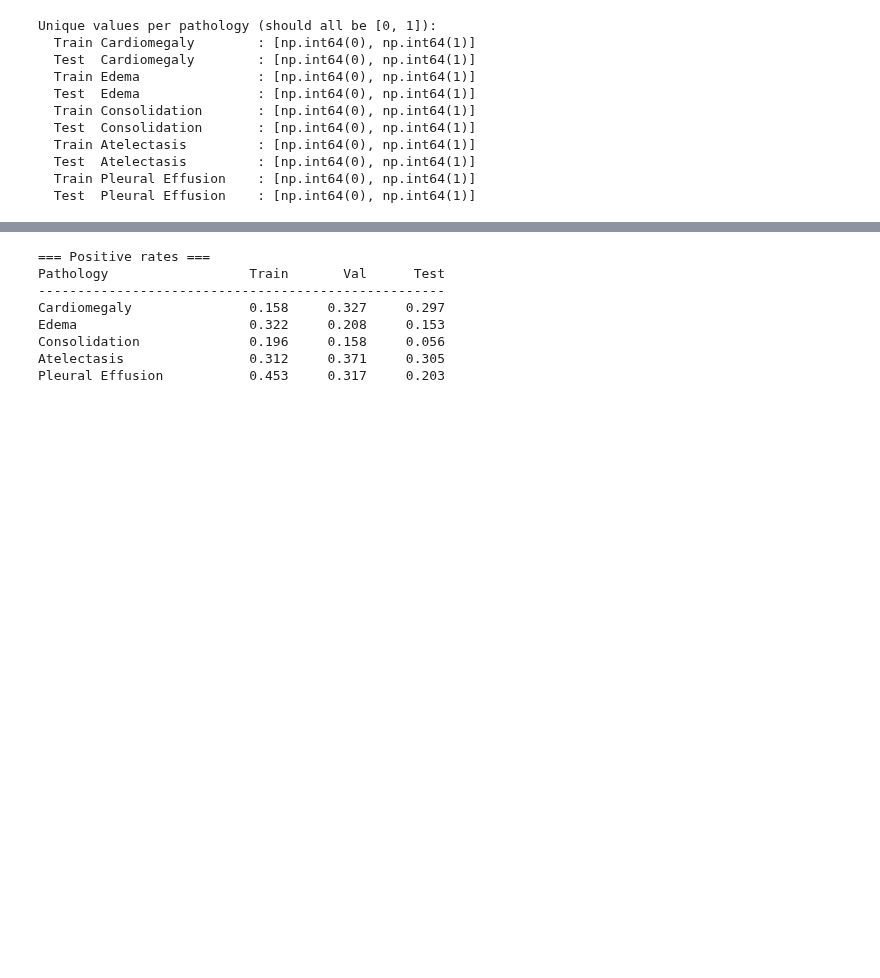
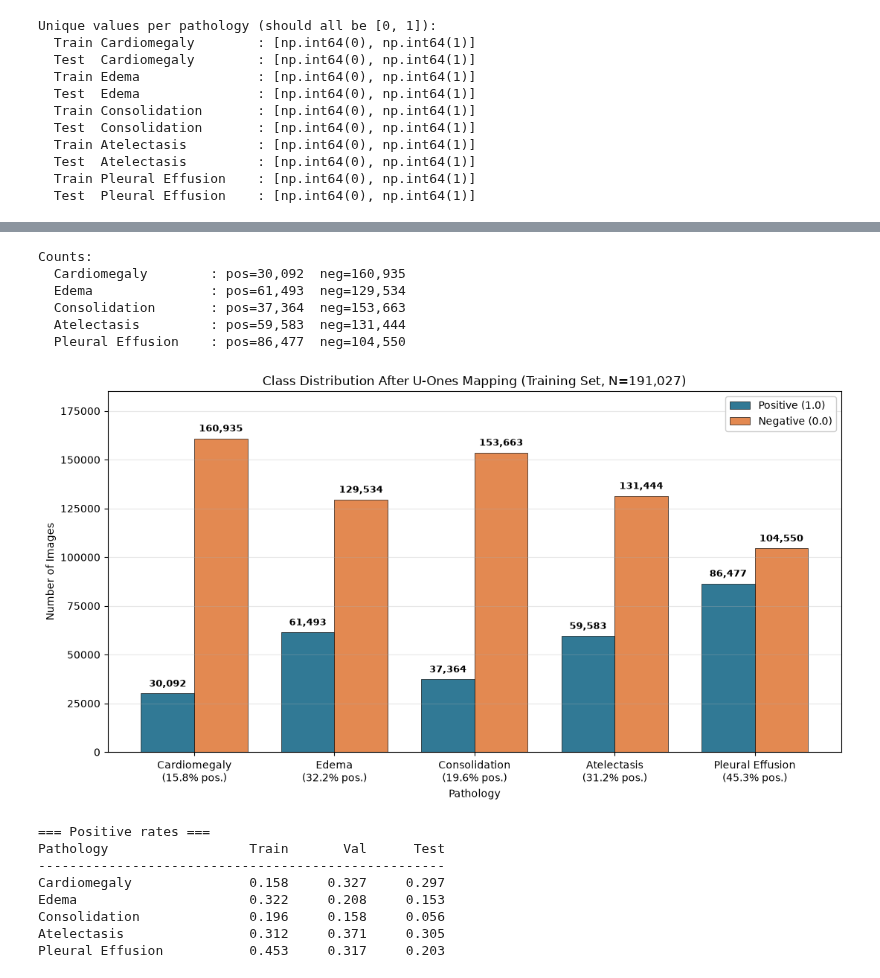
Before and after one commit to TranVietThang178/noisy-labels-medical-imaging, a Jupyter notebook: notebooks/01_preprocessing.ipynb, the cells around one changed output, grey strips where cells are left out. Drawn from its saved outputs; the diff is of its cells as text; code cells hidden in the pictures; blank space fills up the shorter version.

```diff
--- a/notebooks/01_preprocessing.ipynb
+++ b/notebooks/01_preprocessing.ipynb
@@ -94,3 +191,58 @@ Unique values per pathology (should all be [0, 1]):
+# %%
+pos_counts = [int((train_frontal[col] == 1.0).sum()) for col in TARGET_PATHOLOGIES]
+neg_counts = [int((train_frontal[col] == 0.0).sum()) for col in TARGET_PATHOLOGIES]
+
+# Print for verification
+print("\nCounts:")
+for i, p in enumerate(TARGET_PATHOLOGIES):
+    print(f"  {p:20s}: pos={pos_counts[i]:6,}  neg={neg_counts[i]:6,}")
+
+fig, ax = plt.subplots(figsize=(11, 6))
+
+x = np.arange(len(TARGET_PATHOLOGIES))
+width = 0.38
+
+bars_pos = ax.bar(x - width/2, pos_counts, width,
+                   label='Positive (1.0)', color='#1A6B8A', alpha=0.90,
+                   edgecolor='black', linewidth=0.5)
+bars_neg = ax.bar(x + width/2, neg_counts, width,
+                   label='Negative (0.0)', color='#E07C3E', alpha=0.90,
+                   edgecolor='black', linewidth=0.5)
+
+# Auto-scale label offset based on data range
+y_max = max(max(pos_counts), max(neg_counts))
+label_offset = y_max * 0.015
+
+for bar in list(bars_pos) + list(bars_neg):
+    height = bar.get_height()
+    ax.text(bar.get_x() + bar.get_width()/2, height + label_offset,
+            f'{int(height):,}', ha='center', va='bottom', fontsize=9, fontweight='bold')
+
+total = len(train_frontal)
+pos_rates = [pos / total * 100 for pos in pos_counts]
+xtick_labels = [f'{p}\n({r:.1f}% pos.)' for p, r in zip(TARGET_PATHOLOGIES, pos_rates)]
+
+ax.set_xlabel('Pathology')
+ax.set_ylabel('Number of Images')
+ax.set_title(f'Class Distribution After U-Ones Mapping (Training Set, N={total:,})')
+ax.set_xticks(x)
+ax.set_xticklabels(xtick_labels, fontsize=10)
+ax.legend(loc='upper right', framealpha=0.95)
+ax.grid(axis='y', alpha=0.3)
+ax.set_ylim(0, y_max * 1.15)  # Enough headroom for labels
+
+plt.tight_layout()
+plt.savefig(os.path.join(FIGURES_DIR, 'figC_class_distribution.png'), dpi=600, bbox_inches='tight')
+plt.savefig(os.path.join(FIGURES_DIR, 'figC_class_distribution.pdf'), bbox_inches='tight')
+plt.show()
+# %% [output]
+Counts:
+  Cardiomegaly        : pos=30,092  neg=160,935
+  Edema               : pos=61,493  neg=129,534
+  Consolidation       : pos=37,364  neg=153,663
+  Atelectasis         : pos=59,583  neg=131,444
+  Pleural Effusion    : pos=86,477  neg=104,550
+[figure, added]
 # %%
 print("=== Positive rates ===")
 print(f"{'Pathology':<22}{'Train':>10}{'Val':>10}{'Test':>10}")
```
Also changed, not shown: parts of 4 cells of this notebook, 5 other files.
